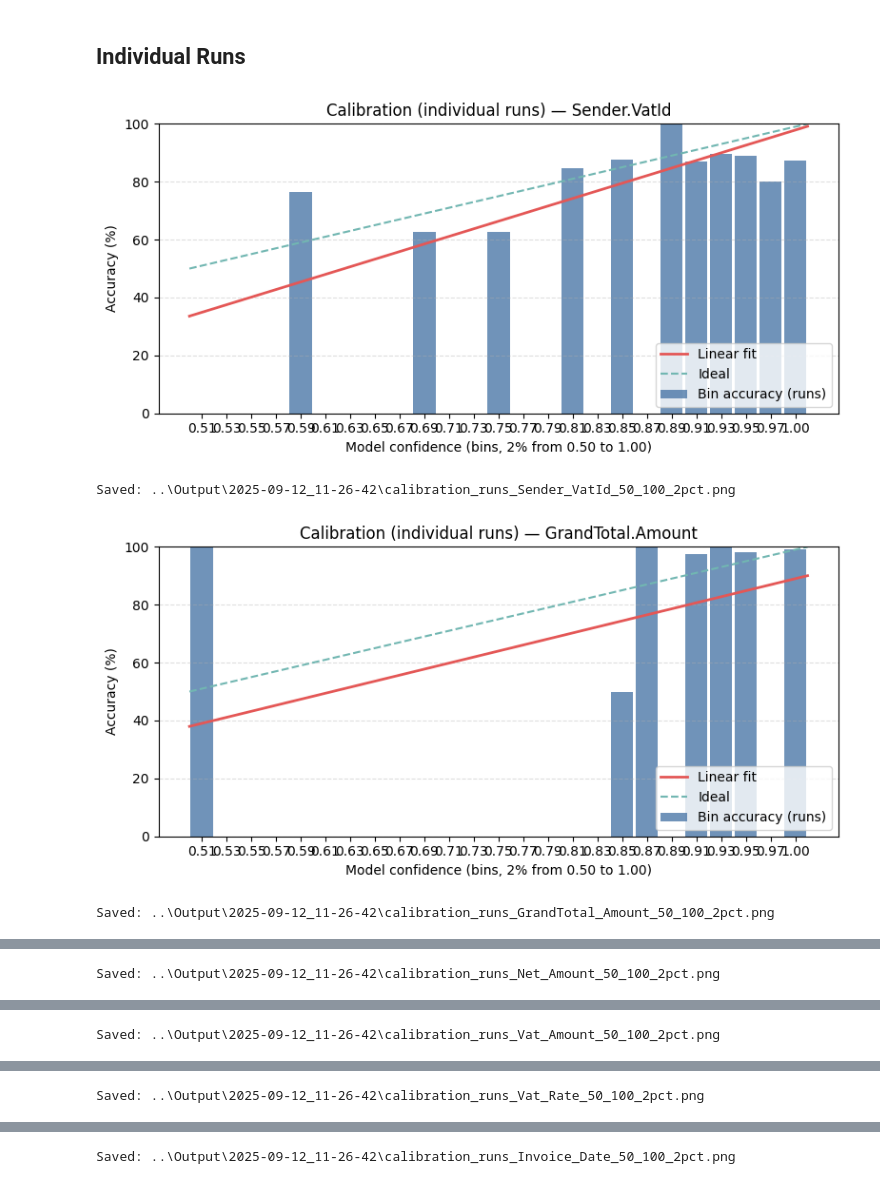
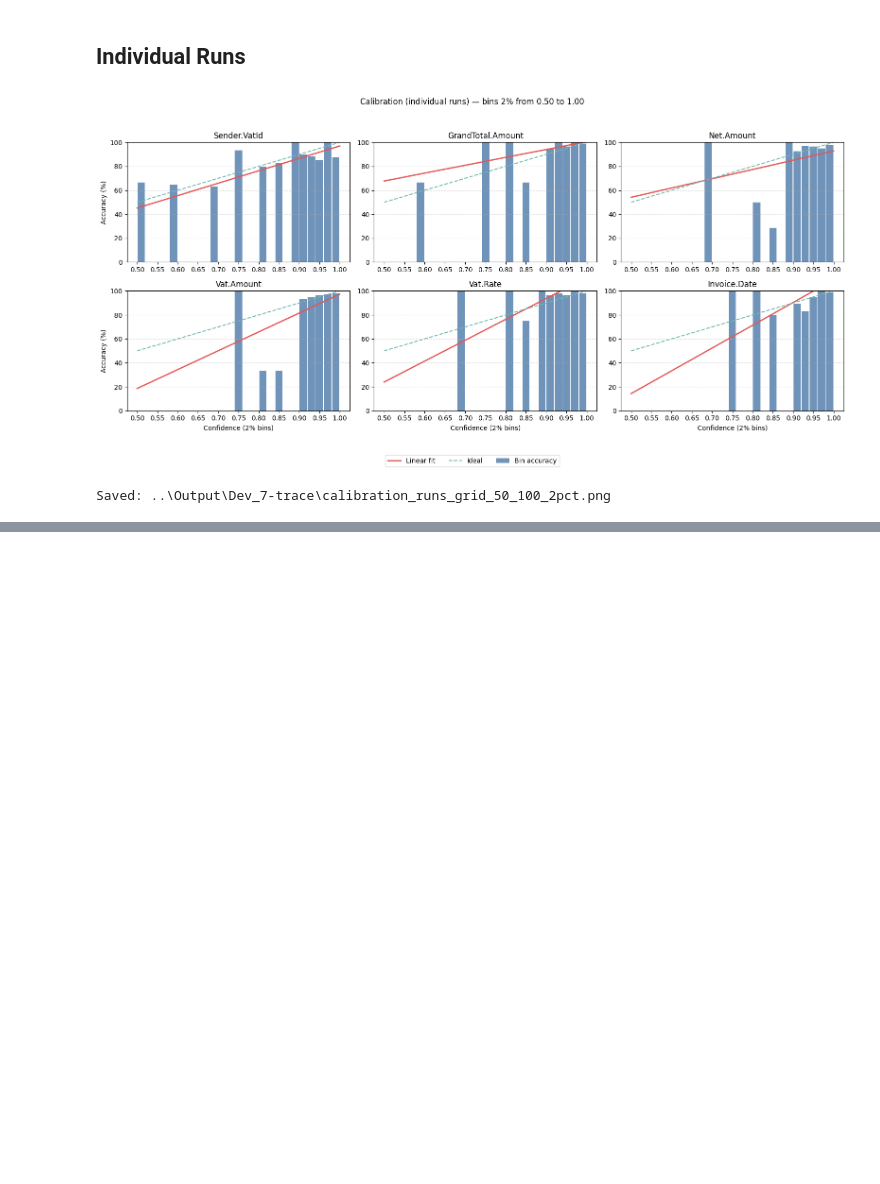
Before and after one commit to blumatix/bludelta-confidence-scores, a Jupyter notebook: Code/LLM-as-a-judge.ipynb, the cells around one changed output, grey strips where cells are left out. Saved outputs shown, nothing was run; the diff lists cells and outputs as text; code cells hidden in the pictures; blank space fills up the shorter version.

Commit message:
Adjust plot display

```diff
--- a/Code/LLM-as-a-judge.ipynb
+++ b/Code/LLM-as-a-judge.ipynb
@@ -1014,9 +1044,7 @@ def plot_calibration_for_individual_runs(run_dir: str | Path, min_conf: float =
 # %%
 # 80–100% in 2% bins
-FOLDER_TO_VISUALIZE = "2025-09-12_11-26-42"
+FOLDER_TO_VISUALIZE = "Dev_7-trace"
 plot_calibration_for_individual_runs(f"../Output/{FOLDER_TO_VISUALIZE}", min_conf=0.50, max_conf=1.00, bin_width=0.02)
 # %% [output]
-[figure, old version]
+[figure, new version]
-Saved: ..\Output\2025-09-12_11-26-42\calibration_runs_Sender_VatId_50_100_2pct.png
+Saved: ..\Output\Dev_7-trace\calibration_runs_grid_50_100_2pct.png
-[figure, removed]
-Saved: ..\Output\2025-09-12_11-26-42\calibration_runs_GrandTotal_Amount_50_100_2pct.png
@@ -1024 +1050,0 @@ Saved: ..\Output\2025-09-12_11-26-42\calibration_runs_GrandTotal_Amount_50_100_2
-Saved: ..\Output\2025-09-12_11-26-42\calibration_runs_Net_Amount_50_100_2pct.png
@@ -1026 +1050,0 @@ Saved: ..\Output\2025-09-12_11-26-42\calibration_runs_Net_Amount_50_100_2pct.png
-Saved: ..\Output\2025-09-12_11-26-42\calibration_runs_Vat_Amount_50_100_2pct.png
@@ -1028 +1050,0 @@ Saved: ..\Output\2025-09-12_11-26-42\calibration_runs_Vat_Amount_50_100_2pct.png
-Saved: ..\Output\2025-09-12_11-26-42\calibration_runs_Vat_Rate_50_100_2pct.png
@@ -1030,4 +1051,3 @@ Saved: ..\Output\2025-09-12_11-26-42\calibration_runs_Vat_Rate_50_100_2pct.png
-Saved: ..\Output\2025-09-12_11-26-42\calibration_runs_Invoice_Date_50_100_2pct.png
 # %%
 plot_calibration_for_run(f"../Output/{FOLDER_TO_VISUALIZE}", min_conf=0.50, max_conf=1.00, bin_width=0.02)
 # %% [output]
```
Also changed, not shown: parts of 7 cells of this notebook.
